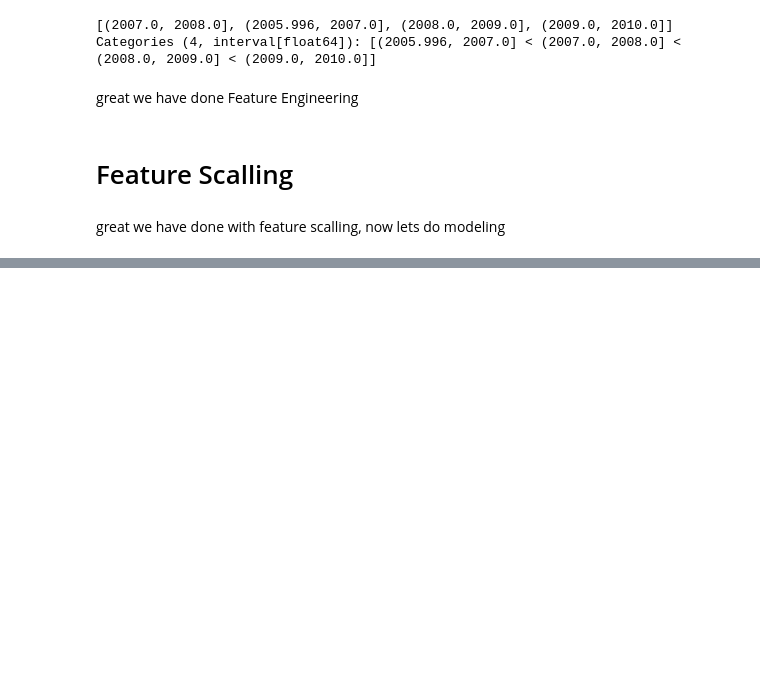
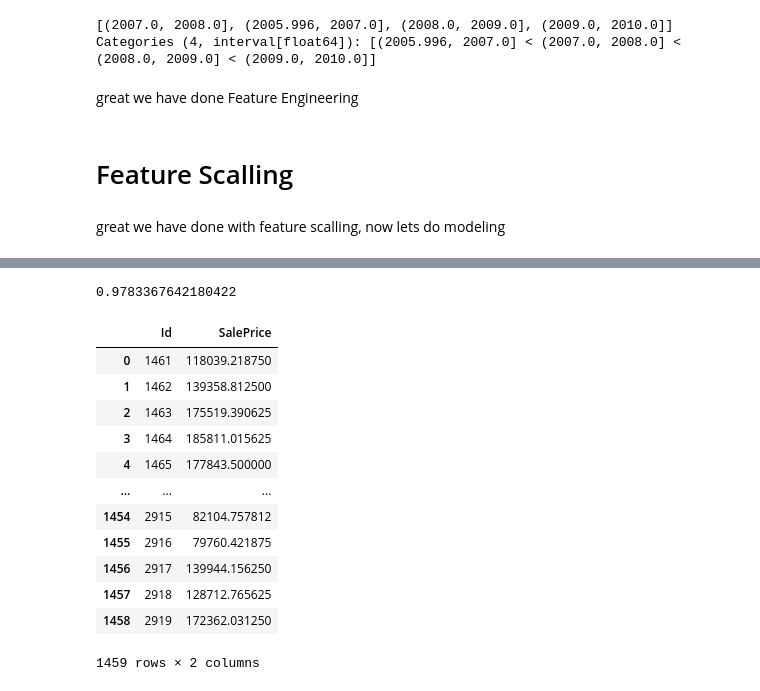
Before and after one commit to vishalvanpariya/HousePrice-Prediction-Kaggle, a Jupyter notebook: house-price-prediction-kaggle-competition.ipynb, the cells around one changed output, grey strips where cells are left out. Cells and saved outputs as stored; diff of their text form; code cells hidden in the pictures; blank space fills up the shorter version.

Commit message:
Modeling

```diff
--- a/house-price-prediction-kaggle-competition.ipynb
+++ b/house-price-prediction-kaggle-competition.ipynb
@@ -561,0 +567,4 @@ now lets do modeling
+# %%
+reg_liner=LinearRegression()
+reg_liner.fit(x_train_scaled,y_train)
+reg_liner.score(x_train_scaled,y_train)
@@ -561,0 +573,5 @@ now lets do modeling
+# %%
+from sklearn.linear_model import LogisticRegression
+reg_logistic=LogisticRegression()
+reg_logistic.fit(x_train_scaled,y_train)
+reg_logistic.score(x_train_scaled,y_train)
@@ -561,0 +589,10 @@ now lets do modeling
+# %%
+from xgboost import XGBRegressor
+
+my_model = XGBRegressor(n_estimators=1000, learning_rate=0.05, n_jobs=4)
+my_model.fit(x_train, y_train,
+             early_stopping_rounds=5,
+             eval_set=[(x_train, y_train)],
+             verbose=False)
+print(my_model.score(x_train,y_train))
+y_predict=my_model.predict(x_test)
@@ -561,0 +602,28 @@ now lets do modeling
+# %%
+from sklearn.ensemble import RandomForestRegressor
+rf = RandomForestRegressor(n_estimators = 1000, random_state = 42)
+rf.fit(x_train_scaled, y_train);
+print(rf.score(x_train_scaled,y_train))
+y_predict=rf.predict(x_test_scaled)
+# %% [output]
+0.9783367642180422
+# %%
+submission = pd.DataFrame({
+        "Id": testids,
+        "SalePrice": y_predict
+    })
+submission
+# %% [output]
+|  | Id | SalePrice |
+| 0 | 1461 | 118039.218750 |
+| 1 | 1462 | 139358.812500 |
+| 2 | 1463 | 175519.390625 |
+| 3 | 1464 | 185811.015625 |
+| 4 | 1465 | 177843.500000 |
+| ... | ... | ... |
+| 1454 | 2915 | 82104.757812 |
+| 1455 | 2916 | 79760.421875 |
+| 1456 | 2917 | 139944.156250 |
+| 1457 | 2918 | 128712.765625 |
+| 1458 | 2919 | 172362.031250 |
+1459 rows × 2 columns
```
Also changed, not shown: parts of 9 cells of this notebook.
